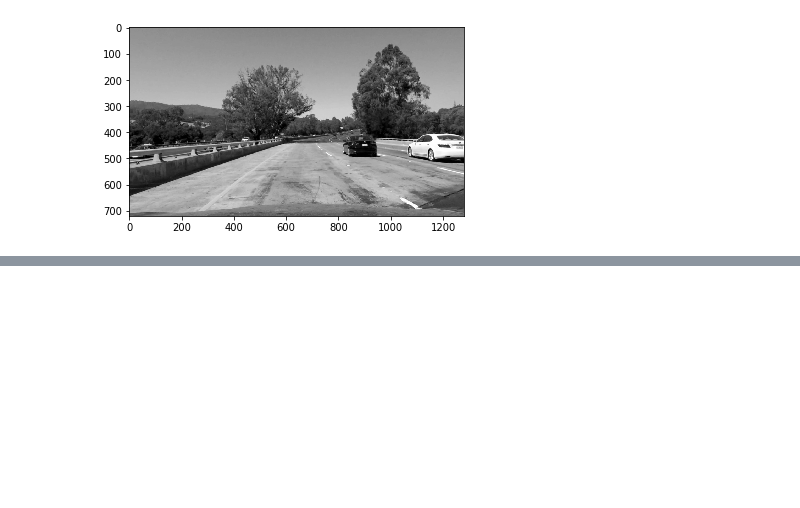
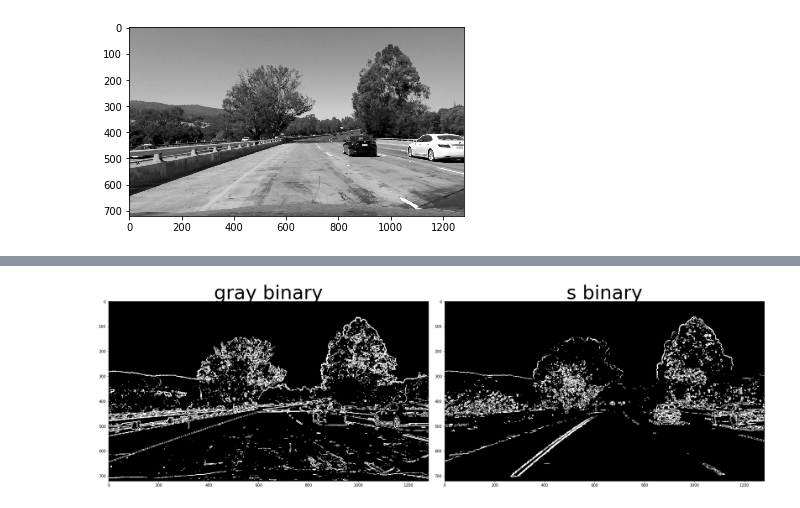
Before and after one commit to suryasumukh/CarND-Advanced-Lane-Lines, a Jupyter notebook: lane-finding.ipynb, the cells around one changed output, grey strips where cells are left out. Drawn from its saved outputs; the diff is of its cells as text; code cells hidden in the pictures; blank space fills up the shorter version.

```diff
--- a/lane-finding.ipynb
+++ b/lane-finding.ipynb
@@ -70,0 +103,13 @@ S = hls[:, : ,2]
+# %%
+gray_binary = mag_thresh(gray, sobel_kernel=5, thresh=(30, 100))
+s_binary = mag_thresh(S, sobel_kernel=5, thresh=(30, 100))
+
+f, (ax1, ax2) = plt.subplots(1, 2, figsize=(24, 9))
+f.tight_layout()
+ax1.imshow(gray_binary, cmap='gray')
+ax1.set_title('gray binary', fontsize=50)
+ax2.imshow(s_binary, cmap='gray')
+ax2.set_title('s binary', fontsize=50)
+plt.subplots_adjust(left=0., right=1, top=0.9, bottom=0.)
+# %% [output]
+[figure, added]
```
Also changed, not shown: parts of 20 cells of this notebook.
